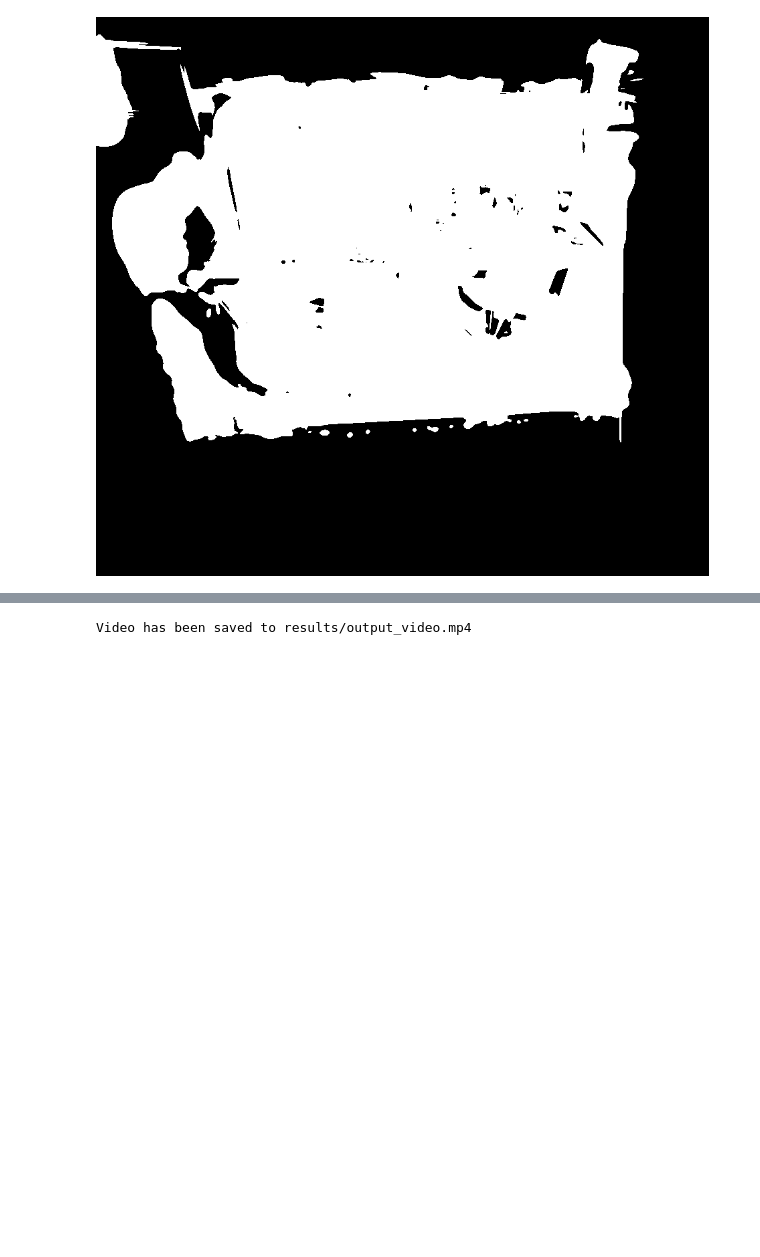
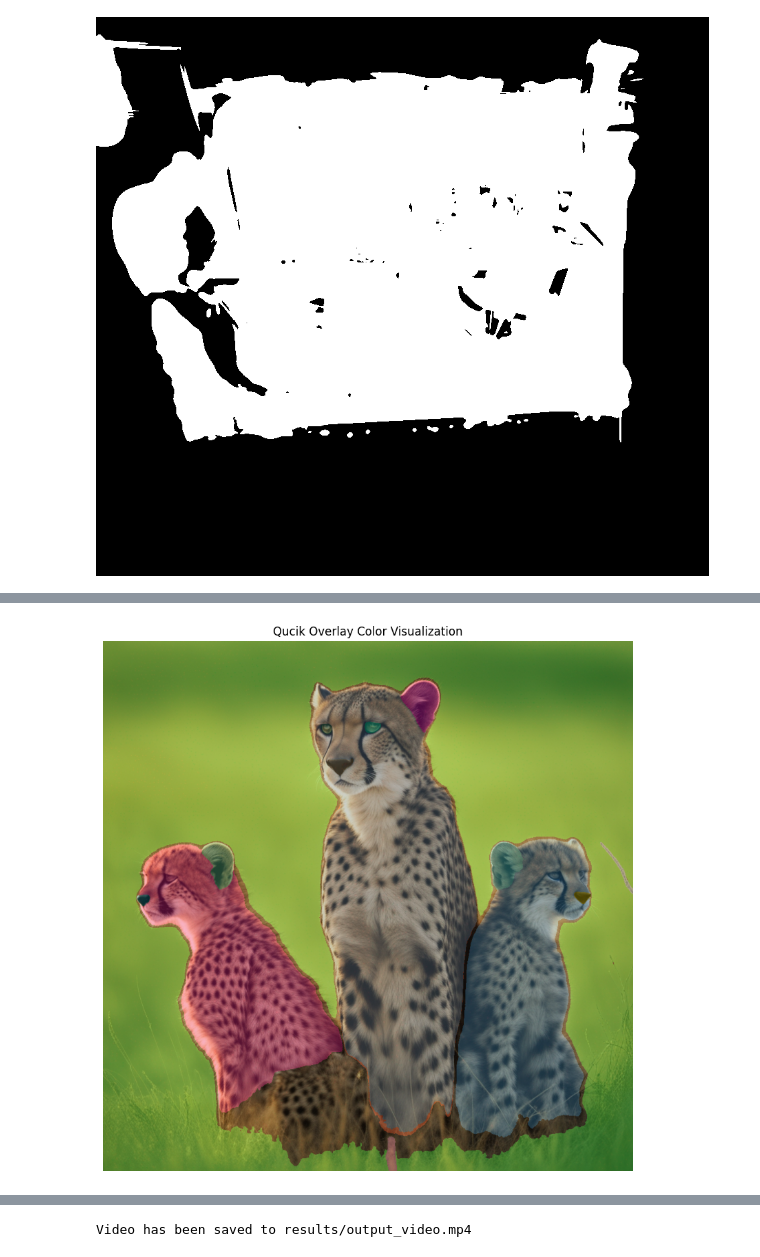
Before and after one commit to Beat-in-our-hearts/MonoGS_Semantic, a Jupyter notebook: vis_feature.ipynb, the cells around one changed output, grey strips where cells are left out. Cells and saved outputs as stored; diff of their text form; code cells hidden in the pictures; blank space fills up the shorter version.

```diff
--- a/vis_feature.ipynb
+++ b/vis_feature.ipynb
@@ -402,0 +503,4 @@ mask.show()
+# %%
+sam_quick_show_image(image, masks)
+# %% [output]
+[figure, added]
```
Also changed, not shown: parts of 16 cells of this notebook, 27 other files.
